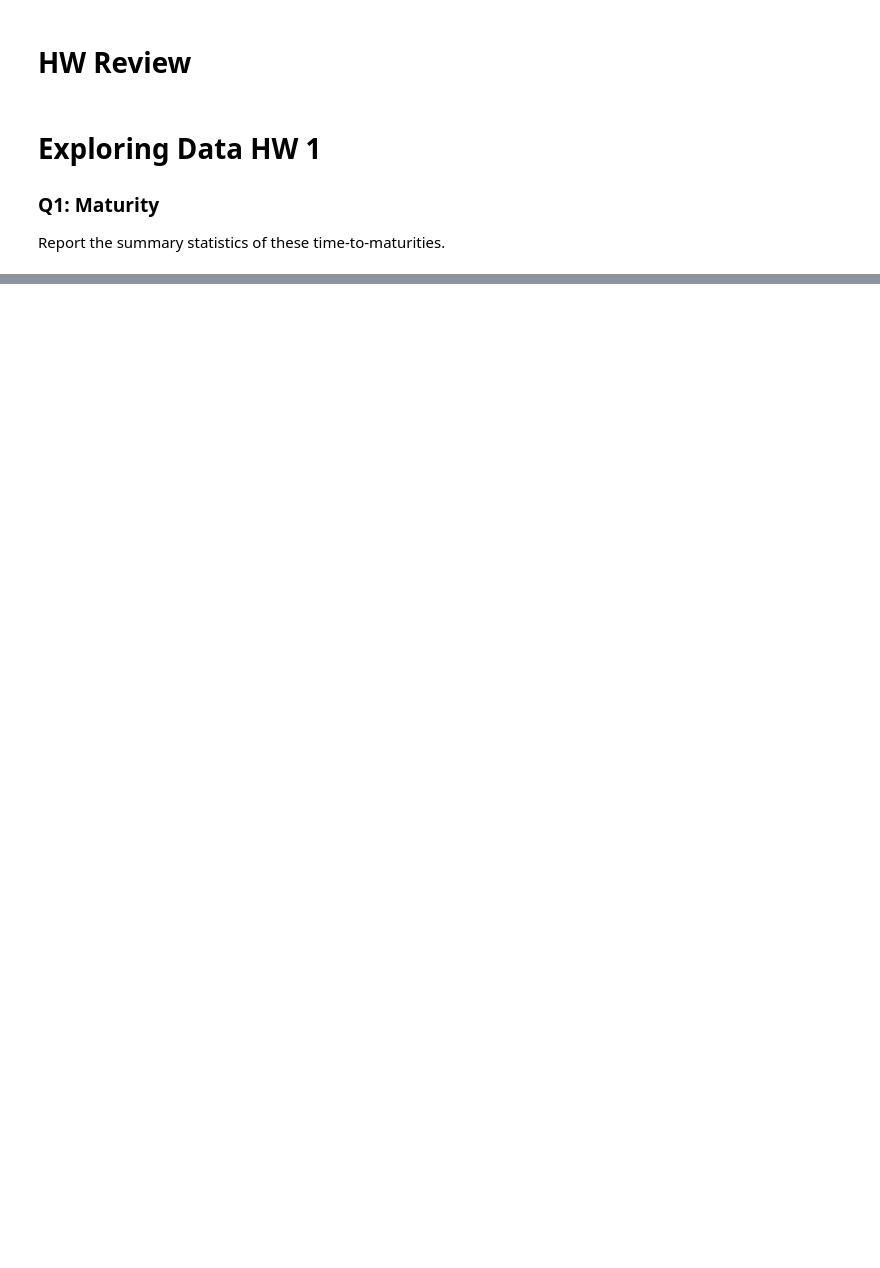
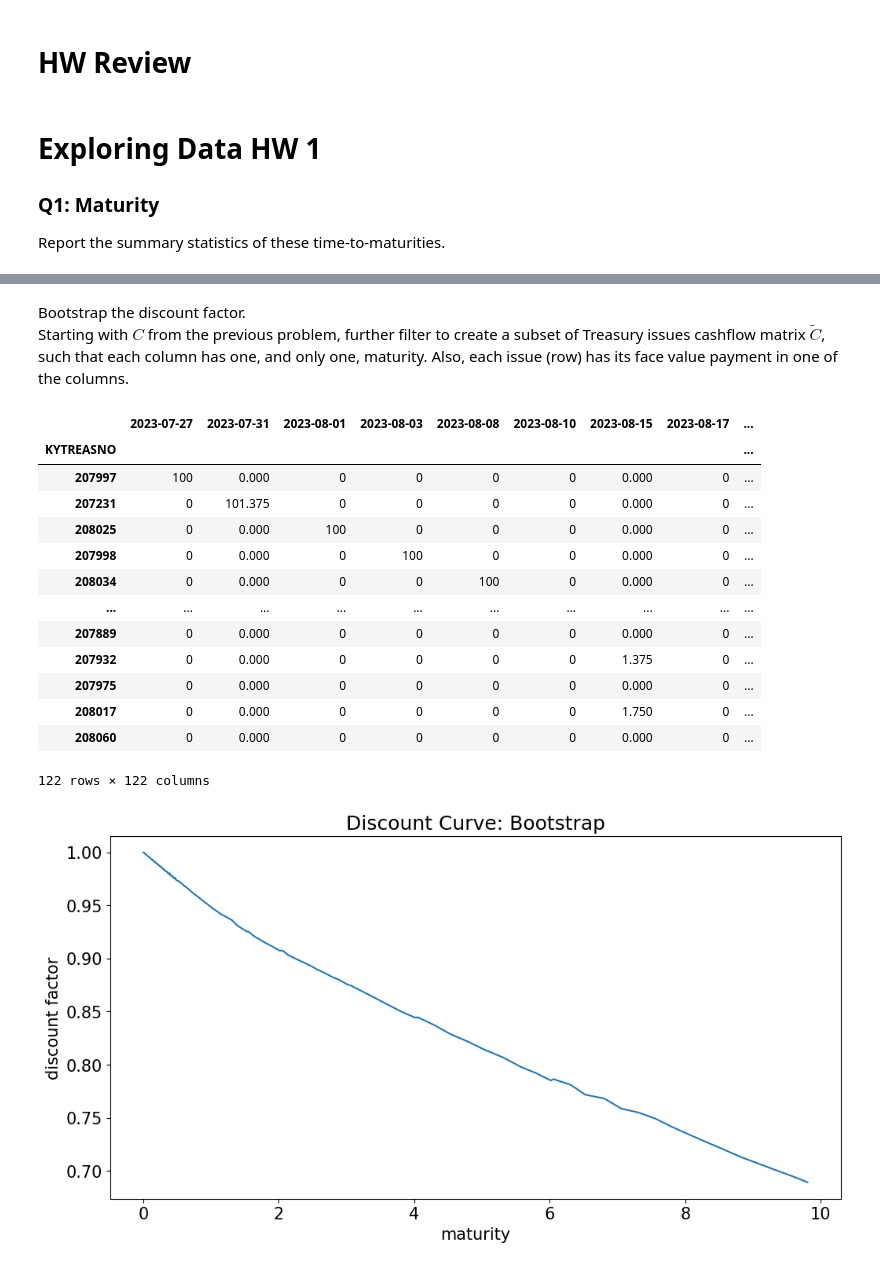
Before and after one commit to nicklewis-16/finm-fixedincome-2024, a Jupyter notebook: reviews/final-exam-hw-questiontypes.ipynb, the cells around one changed output, grey strips where cells are left out. Drawn from its saved outputs; the diff is of its cells as text; code cells hidden in the pictures; blank space fills up the shorter version.

```diff
--- a/reviews/final-exam-hw-questiontypes.ipynb
+++ b/reviews/final-exam-hw-questiontypes.ipynb
@@ -1142,0 +1239,7 @@ display(rdata.head(), metrics.head())
+# %%
+display(filter_cf)
+CFset = {'all dates, including negative YTM quotes':filter_cf}
+most_cf = filter_cf.sum(axis=0)
+most_issues = filter_cf[filter_cf >0].count(axis = 0)
+print(f'{most_cf.idxmax():%Y-%m-%d} has the most cashflow: {most_cf.max()} across all issues')
+print(f'{most_issues.idxmax():%Y-%m-%d} has the most issues: {most_issues.max()} across all dates')
@@ -1142,0 +1263,33 @@ display(rdata.head(), metrics.head())
+# %% [markdown]
+Bootstrap the discount factor.
+Starting with $C$ from the previous problem, further filter to create a subset of Treasury issues cashflow matrix $\tilde{C}$, such that each column has one, and only one, maturity. Also, each issue (row) has its face value payment in one of the columns.
+# %%
+# STRICT BOOTSTRAPPING - 1 MATURITY ON EACH DATE. SQUARE MATRIX
+
+strict_filter_data = filter_treasuries(rdata, t_date=t_current, drop_duplicate_maturities=True, filter_tips=True)
+strict_filter_cf = filter_treasury_cashflows(calc_cashflows(strict_filter_data), filter_maturity_dates=True)
+display(strict_filter_cf)
+strict_price = metrics['price'][strict_filter_cf.index]
+params_boot = estimate_rate_curve(bootstrap, strict_filter_cf, t_current, strict_price)
+CFset['single maturity per date, no non-maturity dates'] = strict_filter_cf
+plt.plot(params_boot[0],params_boot[1])
+plt.xlabel('maturity')
+plt.ylabel('discount factor')
+plt.title('Discount Curve: Bootstrap')
+plt.show()
+# %% [output]
+|  | 2023-07-27 | 2023-07-31 | 2023-08-01 | 2023-08-03 | 2023-08-08 | 2023-08-10 | 2023-08-15 | 2023-08-17 | ... |
+| KYTREASNO |  |  |  |  |  |  |  |  | ... |
+| 207997 | 100 | 0.000 | 0 | 0 | 0 | 0 | 0.000 | 0 | ... |
+| 207231 | 0 | 101.375 | 0 | 0 | 0 | 0 | 0.000 | 0 | ... |
+| 208025 | 0 | 0.000 | 100 | 0 | 0 | 0 | 0.000 | 0 | ... |
+| 207998 | 0 | 0.000 | 0 | 100 | 0 | 0 | 0.000 | 0 | ... |
+| 208034 | 0 | 0.000 | 0 | 0 | 100 | 0 | 0.000 | 0 | ... |
+| ... | ... | ... | ... | ... | ... | ... | ... | ... | ... |
+| 207889 | 0 | 0.000 | 0 | 0 | 0 | 0 | 0.000 | 0 | ... |
+| 207932 | 0 | 0.000 | 0 | 0 | 0 | 0 | 1.375 | 0 | ... |
+| 207975 | 0 | 0.000 | 0 | 0 | 0 | 0 | 0.000 | 0 | ... |
+| 208017 | 0 | 0.000 | 0 | 0 | 0 | 0 | 1.750 | 0 | ... |
+| 208060 | 0 | 0.000 | 0 | 0 | 0 | 0 | 0.000 | 0 | ... |
+122 rows × 122 columns
+[figure, added]
```
Also changed, not shown: parts of 33 cells of this notebook, 1 other file.
